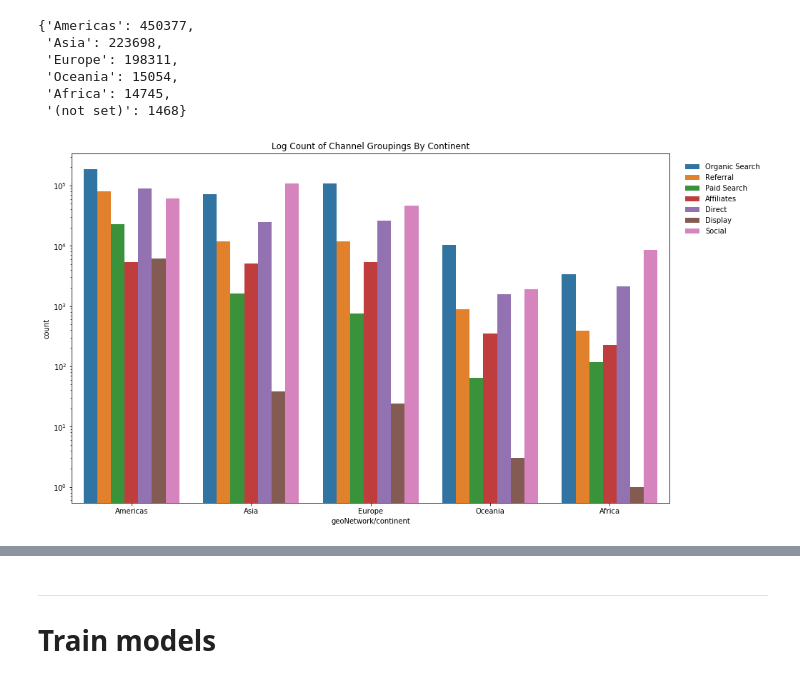
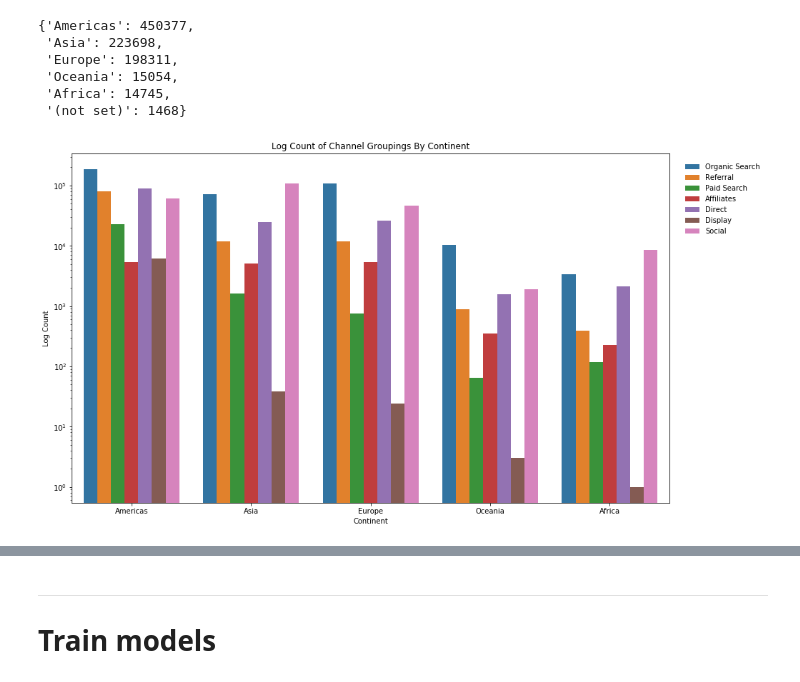
Before and after one commit to milto-github/kaggle-google-analytics, a Jupyter notebook: main_notebook.ipynb, the cells around one changed output, grey strips where cells are left out. Saved outputs shown, nothing was run; the diff lists cells and outputs as text; code cells hidden in the pictures.

```diff
--- a/main_notebook.ipynb
+++ b/main_notebook.ipynb
@@ -510,15 +507,17 @@ vc_dict
 # %%
 c_cg_df = unencoded_train[['geoNetwork/continent', 'channelGrouping', 'totals/transactionRevenue']]
 
 c_cg_df = c_cg_df[c_cg_df['channelGrouping'] != '(Other)']
 c_cg_df = c_cg_df[c_cg_df['geoNetwork/continent'] != '(not set)']
 
 order = c_cg_df['geoNetwork/continent'].value_counts().index
 
 plt.figure(figsize=(15,9))
 sns.countplot(c_cg_df['geoNetwork/continent'], order=order, hue=c_cg_df['channelGrouping']).set_yscale('log')
 plt.legend(bbox_to_anchor=(1.01, 1), loc=2, borderaxespad=1, frameon=False)
 plt.title('Log Count of Channel Groupings By Continent')
+plt.xlabel('Continent')
+plt.ylabel('Log Count')
 plt.show()
 # %% [output]
-[figure, old version]
+[figure, new version]
```
Also changed, not shown: parts of 16 cells of this notebook.
